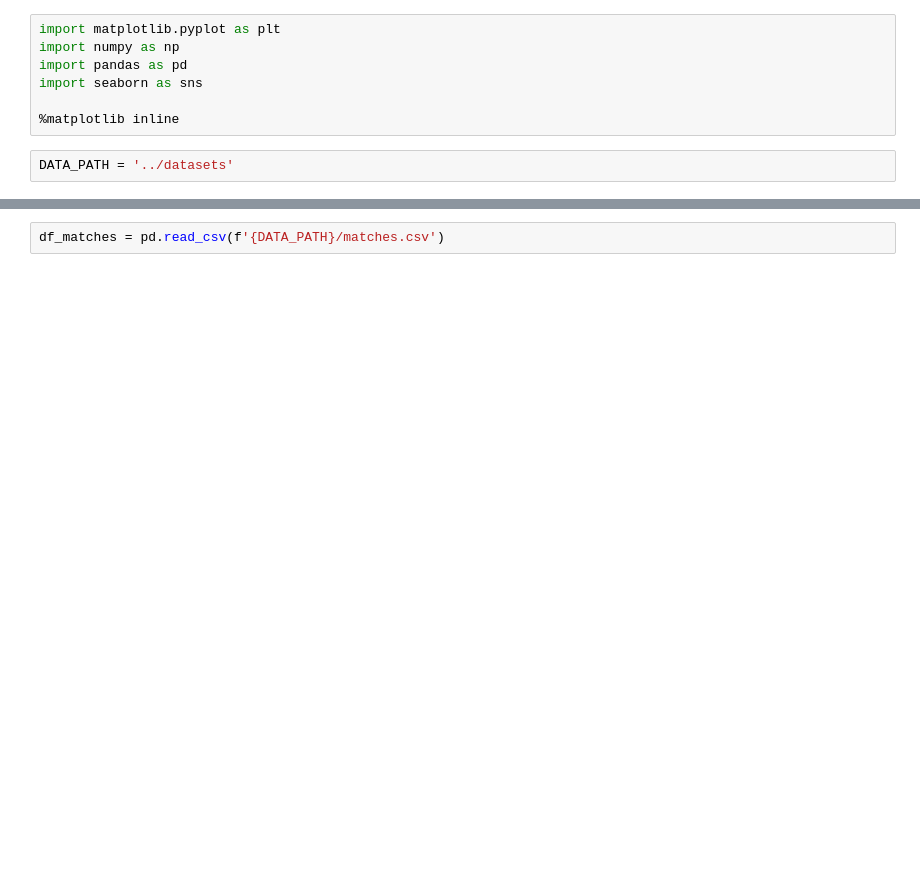
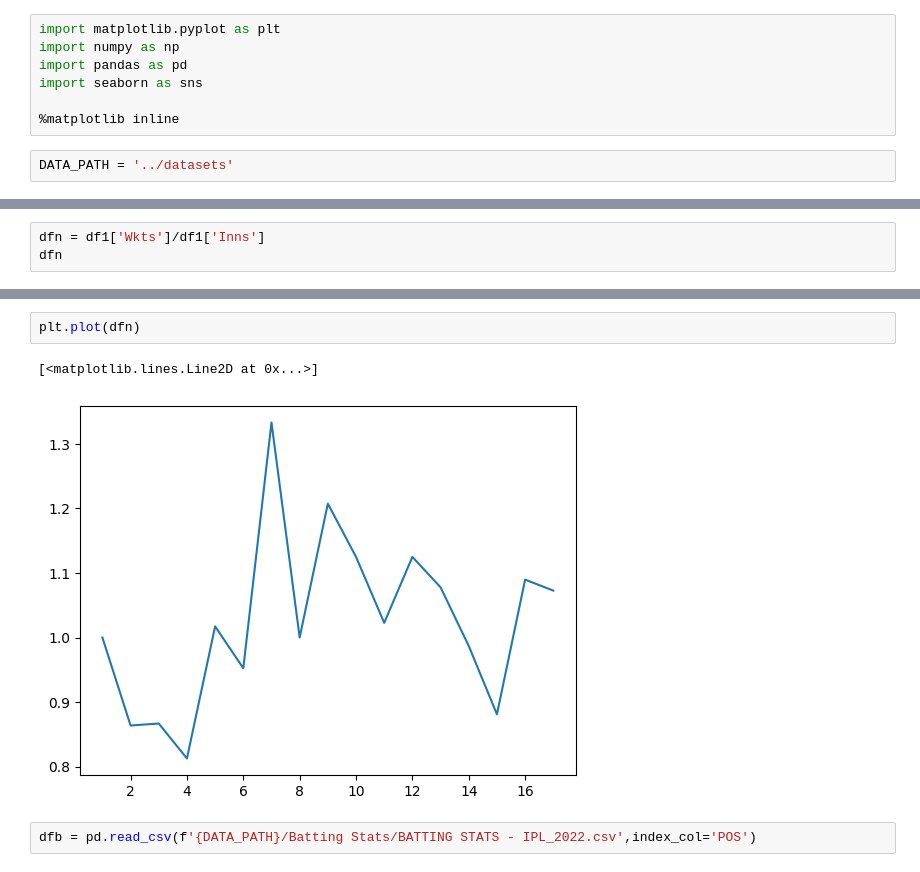
Before and after one commit to SEM-6-MP2-0/AIDS-LAB, a Jupyter notebook: EDA/Analysis.ipynb, the cells around one changed output, grey strips where cells are left out. Cells and saved outputs as stored; diff of their text form; blank space fills up the shorter version.

```diff
--- a/EDA/Analysis.ipynb
+++ b/EDA/Analysis.ipynb
@@ -21,0 +56,3 @@ df_delivery.head()
+# %%
+dfn = df1['Wkts']/df1['Inns']
+dfn
@@ -22,2 +84,7 @@ df_delivery.head()
+# %%
+plt.plot(dfn)
+# %% [output]
+[<matplotlib.lines.Line2D at 0x...>]
+[figure, added]
 # %%
-df_matches = pd.read_csv(f'{DATA_PATH}/matches.csv')
+dfb = pd.read_csv(f'{DATA_PATH}/Batting Stats/BATTING STATS - IPL_2022.csv',index_col='POS')
```
Also changed, not shown: parts of 13 cells of this notebook.
